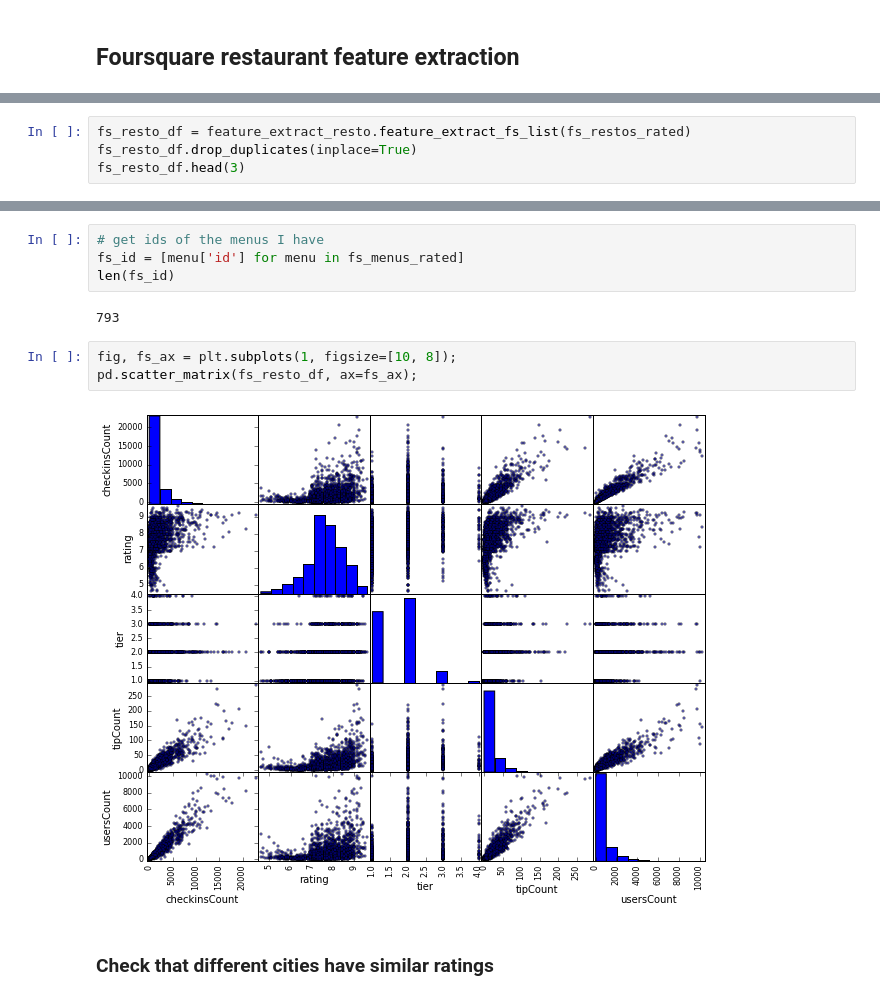
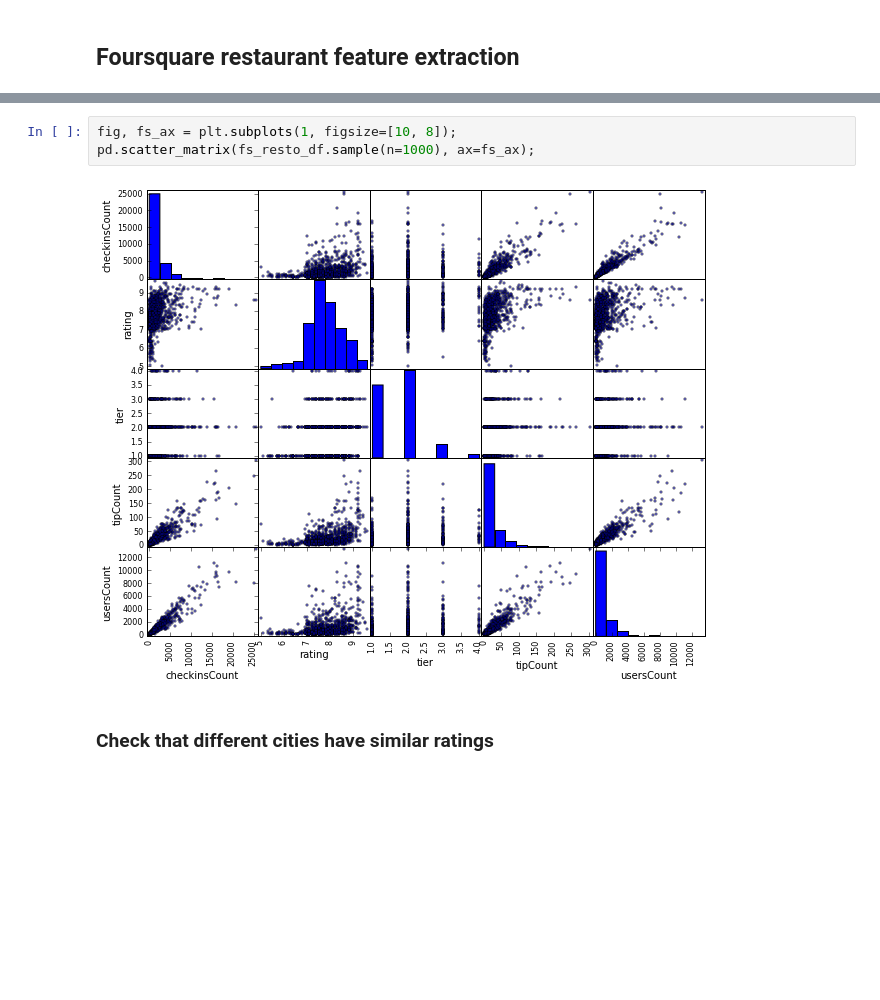
Before and after one commit to map222/Kibbeh, a Jupyter notebook: notebooks/ML working notebook.ipynb, the cells around one changed output, grey strips where cells are left out. Drawn from its saved outputs; the diff is of its cells as text; blank space fills up the shorter version.

```diff
--- a/notebooks/ML working notebook.ipynb
+++ b/notebooks/ML working notebook.ipynb
@@ -96,4 +93,0 @@ len(fs_restos_rated)
-# %%
-fs_resto_df = feature_extract_resto.feature_extract_fs_list(fs_restos_rated)
-fs_resto_df.drop_duplicates(inplace=True)
-fs_resto_df.head(3)
@@ -106,14 +94,8 @@ fs_resto_df.head(3)
-# %%
-# get ids of the menus I have
-fs_id = [menu['id'] for menu in fs_menus_rated]
-len(fs_id)
-# %% [output]
-793
 # %%
 fig, fs_ax = plt.subplots(1, figsize=[10, 8]);
-pd.scatter_matrix(fs_resto_df, ax=fs_ax);
+pd.scatter_matrix(fs_resto_df.sample(n=1000), ax=fs_ax);
 # %% [output]
-[figure, old version]
+[figure, new version]
 # %% [markdown]
 ### Check that different cities have similar ratings
 # %%
```
Also changed, not shown: parts of 44 cells of this notebook, 1 other file.
